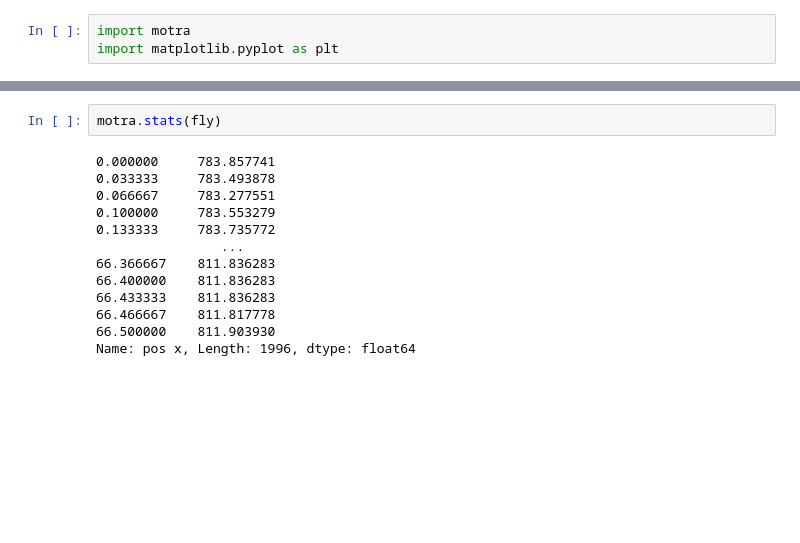
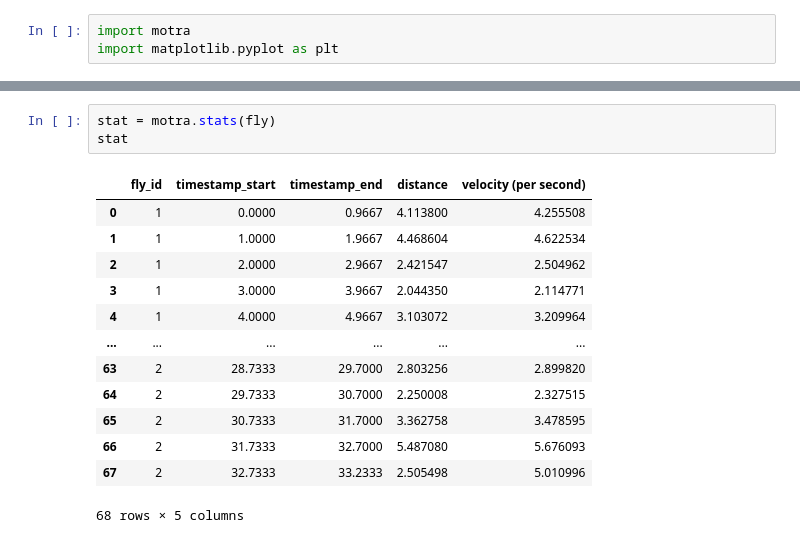
Before and after one commit to andystopia/motra, a Jupyter notebook: example.ipynb, the cells around one changed output, grey strips where cells are left out. Saved outputs shown, nothing was run; the diff lists cells and outputs as text; blank space fills up the shorter version.

```diff
--- a/example.ipynb
+++ b/example.ipynb
@@ -16,15 +33,17 @@ motra.arena_trajectory(fly, center, radius)
 # %%
-motra.stats(fly)
+stat = motra.stats(fly)
+stat
 # %% [output]
+|  | fly_id | timestamp_start | timestamp_end | distance | velocity (per second) |
+| 0 | 1 | 0.0000 | 0.9667 | 4.113800 | 4.255508 |
+| 1 | 1 | 1.0000 | 1.9667 | 4.468604 | 4.622534 |
+| 2 | 1 | 2.0000 | 2.9667 | 2.421547 | 2.504962 |
+| 3 | 1 | 3.0000 | 3.9667 | 2.044350 | 2.114771 |
+| 4 | 1 | 4.0000 | 4.9667 | 3.103072 | 3.209964 |
+| ... | ... | ... | ... | ... | ... |
+| 63 | 2 | 28.7333 | 29.7000 | 2.803256 | 2.899820 |
+| 64 | 2 | 29.7333 | 30.7000 | 2.250008 | 2.327515 |
+| 65 | 2 | 30.7333 | 31.7000 | 3.362758 | 3.478595 |
+| 66 | 2 | 31.7333 | 32.7000 | 5.487080 | 5.676093 |
+| 67 | 2 | 32.7333 | 33.2333 | 2.505498 | 5.010996 |
-0.000000     783.857741
-0.033333     783.493878
-0.066667     783.277551
-0.100000     783.553279
-0.133333     783.735772
-                ...
-66.366667    811.836283
-66.400000    811.836283
-66.433333    811.836283
-66.466667    811.817778
-66.500000    811.903930
-Name: pos x, Length: 1996, dtype: float64
+68 rows × 5 columns
```
Also changed, not shown: parts of 5 cells of this notebook, 4 other files.
